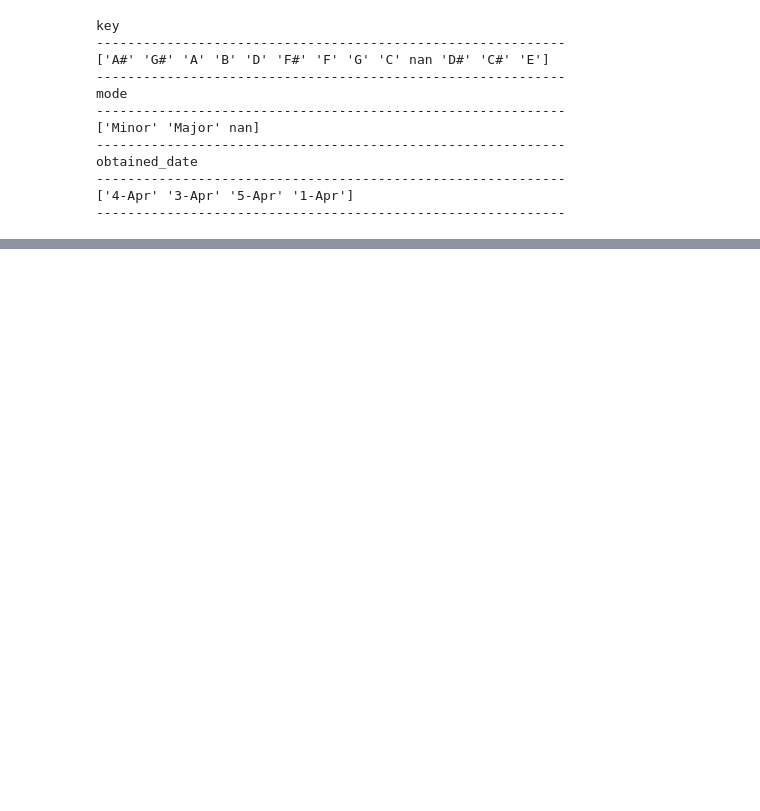
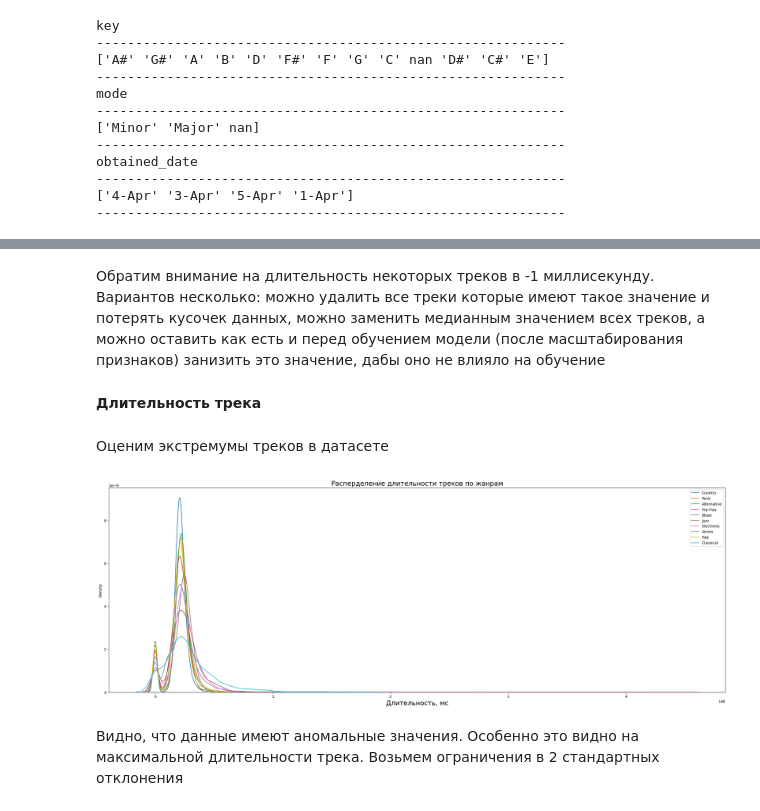
Before and after one commit to SergeyDolin/Music_genre_classification, a Jupyter notebook: Genre_classifier.ipynb, the cells around one changed output, grey strips where cells are left out. Drawn from its saved outputs; the diff is of its cells as text; code cells hidden in the pictures; blank space fills up the shorter version.

```diff
--- a/Genre_classifier.ipynb
+++ b/Genre_classifier.ipynb
@@ -246,0 +307,19 @@ obtained_date
+# %% [markdown]
+Обратим внимание на длительность некоторых треков в -1 миллисекунду. Вариантов несколько: можно удалить все треки которые имеют такое значение и потерять кусочек данных, можно заменить медианным значением всех треков, а можно оставить как есть и перед обучением модели (после масштабирования признаков) занизить это значение, дабы оно не влияло на обучение
+# %% [markdown]
+**Длительность трека**
+# %% [markdown]
+Оценим экстремумы треков в датасете
+# %%
+plt.figure(figsize=(30,10))
+for genre in train_data['music_genre'].unique():
+    sb.kdeplot(data=train_data.loc[train_data['music_genre']==genre, 'duration_ms'], label=genre)
+
+plt.title("Расперделение длительности треков по жанрам", fontsize = 18)
+
+plt.xlabel("Длительность, мс", fontsize = 18)
+plt.legend();
+# %% [output]
+[figure, added]
+# %% [markdown]
+Видно, что данные имеют аномальные значения. Особенно это видно на максимальной длительности трека. Возьмем ограничения в 2 стандартных отклонения
```
Also changed, not shown: parts of 54 cells of this notebook, 1 other file.
